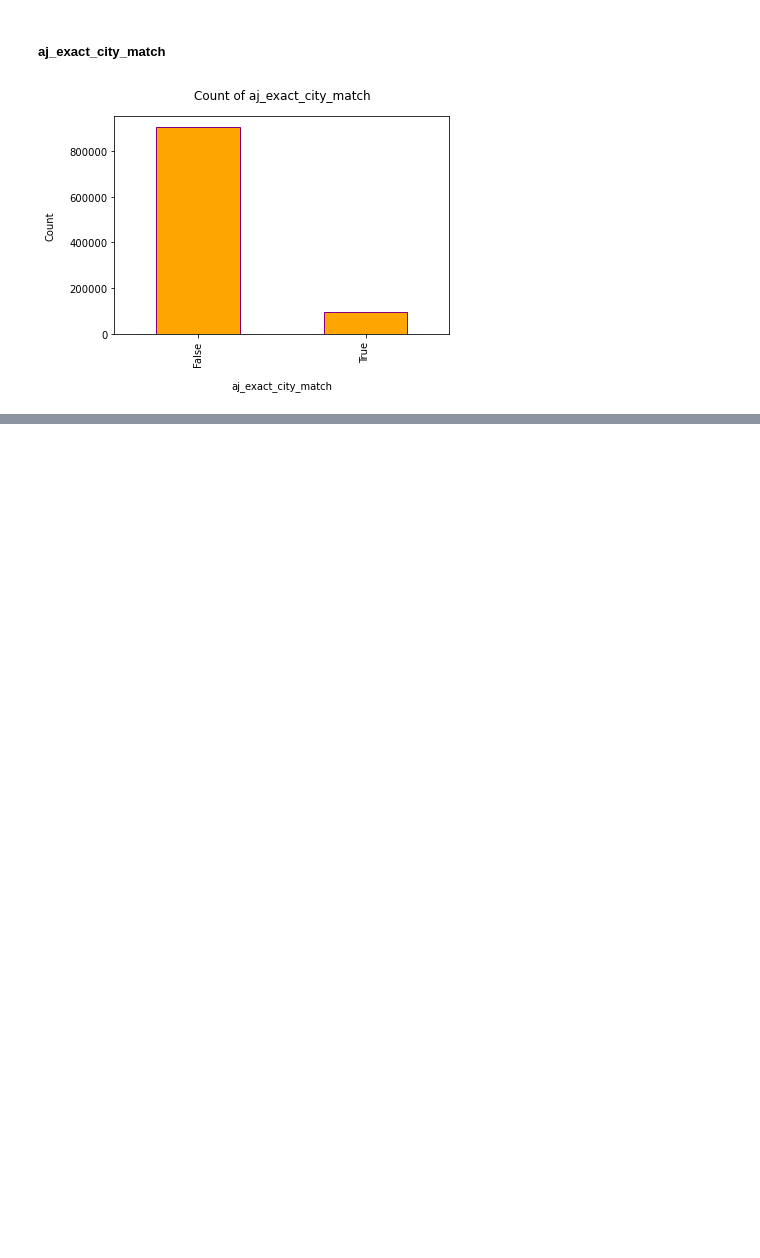
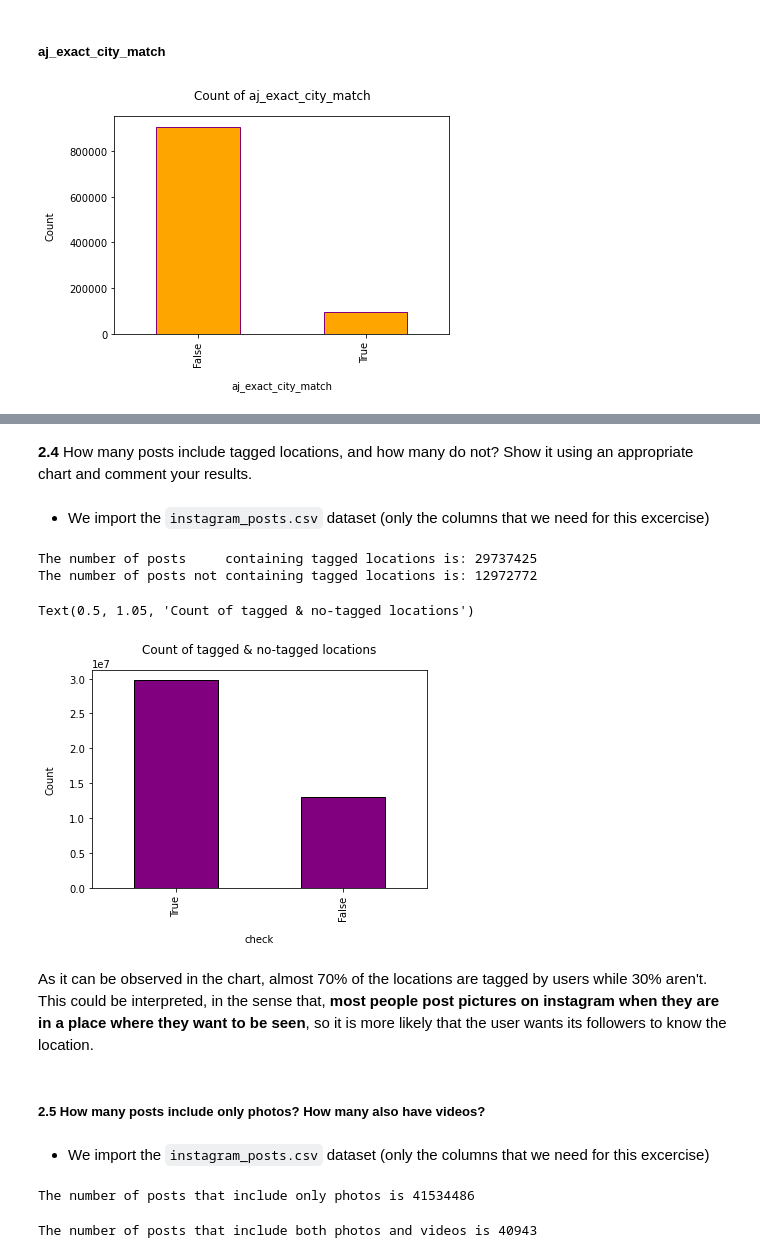
Before and after one commit to Iadiserniag/ADM-HW2, a Jupyter notebook: RQ_1.ipynb, the cells around one changed output, grey strips where cells are left out. Drawn from its saved outputs; the diff is of its cells as text; code cells hidden in the pictures; blank space fills up the shorter version.

```diff
--- a/RQ_1.ipynb
+++ b/RQ_1.ipynb
@@ -480,0 +609,35 @@ bar_binary(df_instagram_locations['aj_exact_city_match'], "aj_exact_city_match",
+# %% [markdown]
+<b>2.4</b> How many posts include tagged locations, and how many do not? Show it using an appropriate chart and comment your results.
+# %% [markdown]
+* We import the `instagram_posts.csv` dataset (only the columns that we need for this excercise)
+# %%
+fields = ["post_id", "location_id"]
+df_instagram_posts_RQ2_3 = pd.read_csv("~/instagram_posts.csv", delimiter = "\t", usecols = fields)
+# %%
+# includes tagged locations means location_name not Nan
+count_tagged_location = df_instagram_posts_RQ2_3.loc[df_instagram_posts_RQ2_3['location_id'].notna()].shape[0] # 29,737,425
+count_no_tagged_location = len(df_instagram_posts_RQ2_3) - count_tagged_location # 12,972,772
+
+print("The number of posts     containing tagged locations is:", count_tagged_location)
+print("The number of posts not containing tagged locations is:", count_no_tagged_location)
+# %% [output]
+The number of posts     containing tagged locations is: 29737425
+The number of posts not containing tagged locations is: 12972772
+# %%
+# plot
+df_instagram_posts_RQ2_3['check'] = np.where(df_instagram_posts_RQ2_3['location_id'].notna(), True, False)
+check = df_instagram_posts_RQ2_3['check']
+count = check.value_counts()
+count.plot(kind = 'bar', color = 'purple', ec = 'black')
+plt.xlabel("check", labelpad = 14)
+plt.ylabel("Count", labelpad = 14)
+plt.title("Count of tagged & no-tagged locations", y = 1.05)
+# %% [output]
+Text(0.5, 1.05, 'Count of tagged & no-tagged locations')
+[figure, added]
+# %% [markdown]
+As it can be observed in the chart, almost 70% of the locations are tagged by users while 30% aren't. This could be interpreted, in the sense that, **most people post pictures on instagram when they are in a place where they want to be seen**, so it is more likely that the user wants its followers to know the location.
+# %% [markdown]
+##### 2.5 How many posts include only photos? How many also have videos?
+# %% [markdown]
+* We import the `instagram_posts.csv` dataset (only the columns that we need for this excercise)
@@ -480,0 +647,12 @@ bar_binary(df_instagram_locations['aj_exact_city_match'], "aj_exact_city_match",
+# %%
+# l1: list containing only post_type == 1 (only photos)
+l1 = [1]
+print("The number of posts that include only photos is", df_instagram_posts_RQ2_2.loc[df_instagram_posts_RQ2_2['post_type'].isin(l1)].shape[0]) # 41,534,486
+# %% [output]
+The number of posts that include only photos is 41534486
+# %%
+# l1: list containing only post_type == 3 (photos and video)
+l2 = [3]
+print("The number of posts that include both photos and videos is", df_instagram_posts_RQ2_2.loc[df_instagram_posts_RQ2_2['post_type'].isin(l2)].shape[0]) # 40,943
+# %% [output]
+The number of posts that include both photos and videos is 40943
```
Also changed, not shown: parts of 50 cells of this notebook.
